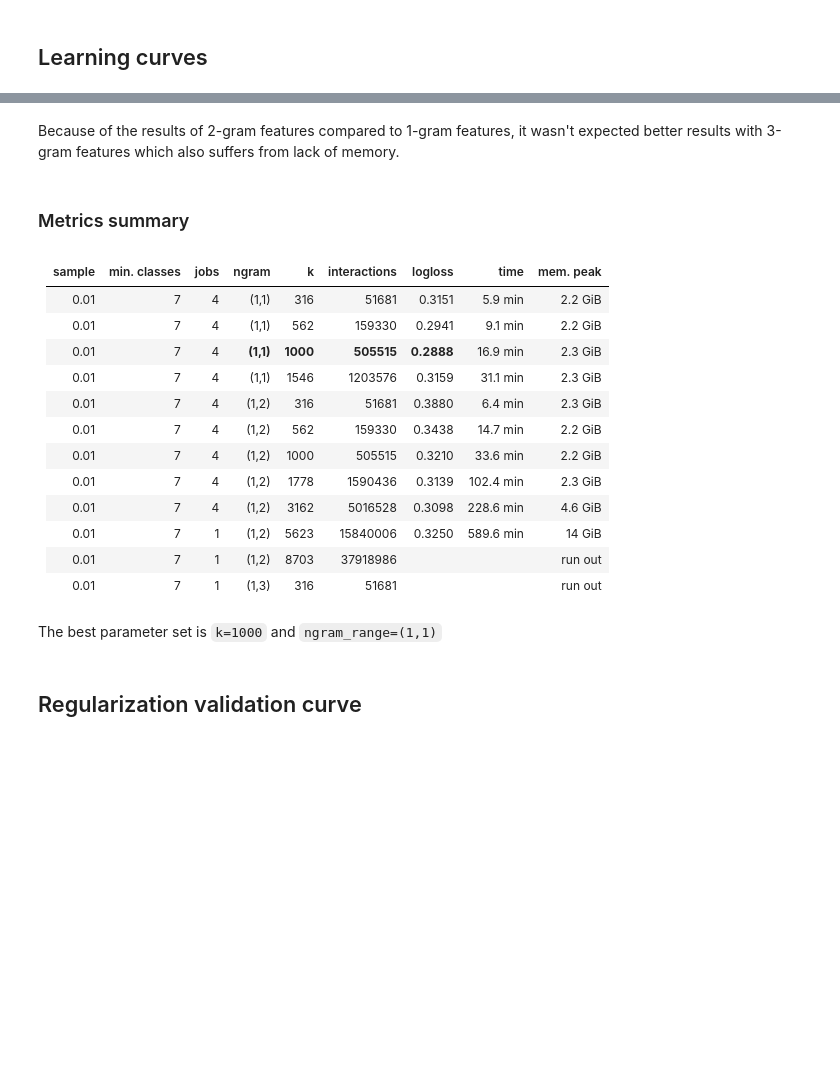
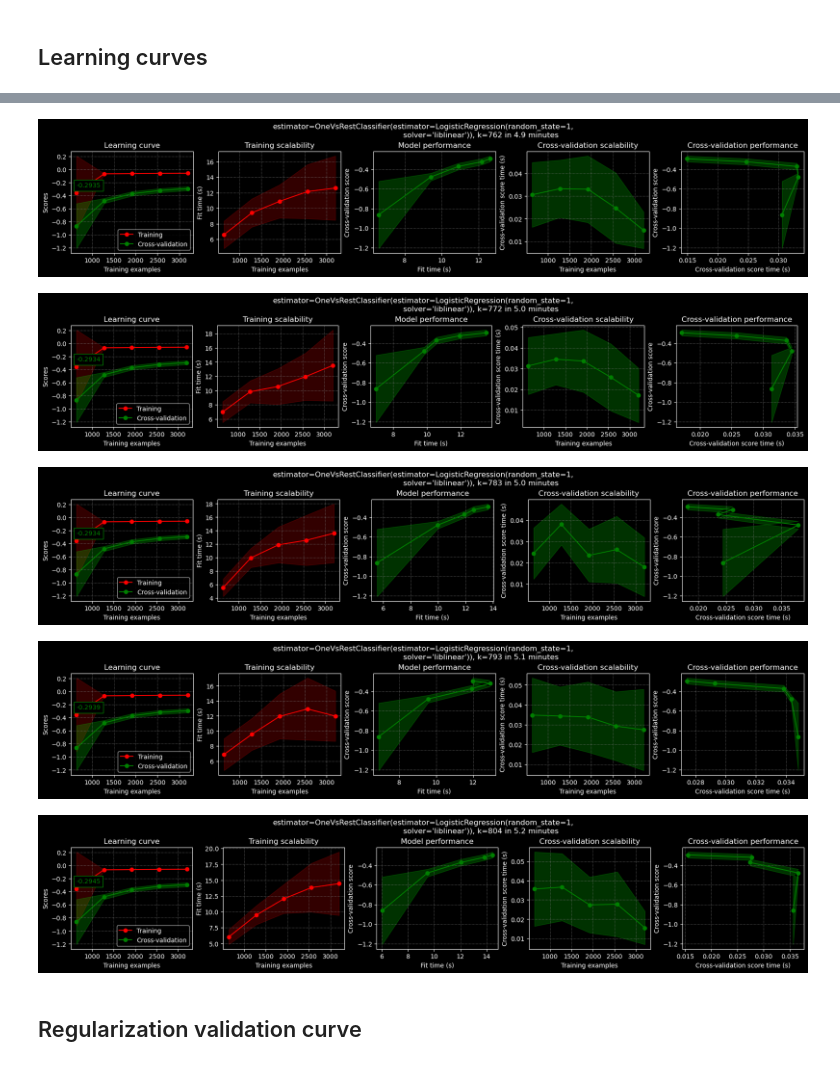
Before and after one commit to mauriciocramos/school-budgets, a Jupyter notebook: notebooks/3-Model development.ipynb, the cells around one changed output, grey strips where cells are left out. Saved outputs shown, nothing was run; the diff lists cells and outputs as text; code cells hidden in the pictures; blank space fills up the shorter version.

```diff
--- a/notebooks/3-Model development.ipynb
+++ b/notebooks/3-Model development.ipynb
@@ -282,16 +371,0 @@ k_logspace(sampling[TEXT_FEATURES], tokenizer=custom_sentence_tokenizer, token_p
-# %%
-# classifiers = {'Dummy (uniform)': OneVsRestClassifier(DummyClassifier(strategy='uniform')),
-#                'Logistic regression': OneVsRestClassifier(LogisticRegression(solver='liblinear')),
-#                'SVC': OneVsRestClassifier(SVC(probability=True)),
-#                'xgboost': OneVsRestClassifier(XGBClassifier()),
-#                'Random Forest': OneVsRestClassifier(RandomForestClassifier()),
-#                'K-Neighbors': OneVsRestClassifier(KNeighborsClassifier())}
-classifiers = [#OneVsRestClassifier(DummyClassifier(strategy='uniform')),
-               OneVsRestClassifier(LogisticRegression(solver='liblinear')),
-               # OneVsRestClassifier(SVC(probability=True)),
-               # OneVsRestClassifier(XGBClassifier()),
-               # OneVsRestClassifier(RandomForestClassifier()),
-               # OneVsRestClassifier(KNeighborsClassifier())
-              ]
-for c in classifiers:
-    print(' '.join(repr(c).split()))
@@ -437,2 +371,0 @@ for title, classifier in classifiers:
-# %% [markdown]
-Because of the results of 2-gram features compared to 1-gram features, it wasn't expected better results with 3-gram features which also suffers from lack of memory.
@@ -454,21 +372,15 @@ for title, classifier in classifiers:
-# %% [markdown]
-### Metrics summary
-# %% [markdown]
-| sample | min. classes | jobs | ngram |    k | interactions | logloss|      time | mem. peak|
-| -----: | --: | ---: | ----: | ---: | -------: | ------:| --------: |  ------:|
-|   0.01 |   7 |    4 | (1,1) |  316 |    51681 | 0.3151 |   5.9 min | 2.2 GiB |
-|   0.01 |   7 |    4 | (1,1) |  562 |   159330 | 0.2941 |   9.1 min | 2.2 GiB |
-|   0.01 |   7 |    4 | **(1,1)** | **1000** |   **505515** | **0.2888** |  16.9 min | 2.3 GiB |
-|   0.01 |   7 |    4 | (1,1) | 1546 |  1203576 | 0.3159 |  31.1 min | 2.3 GiB |
-|   0.01 |   7 |    4 | (1,2) |  316 |    51681 | 0.3880 |   6.4 min | 2.3 GiB |
-|   0.01 |   7 |    4 | (1,2) |  562 |   159330 | 0.3438 |  14.7 min | 2.2 GiB |
-|   0.01 |   7 |    4 | (1,2) | 1000 |   505515 | 0.3210 |  33.6 min | 2.2 GiB |
-|   0.01 |   7 |    4 | (1,2) | 1778 |  1590436 | 0.3139 | 102.4 min | 2.3 GiB |
-|   0.01 |   7 |    4 | (1,2) | 3162 |  5016528 | 0.3098 | 228.6 min | 4.6 GiB |
-|   0.01 |   7 |    1 | (1,2) | 5623 | 15840006 | 0.3250 | 589.6 min |  14 GiB |
-|   0.01 |   7 |    1 | (1,2) | 8703 | 37918986 | |  | run out |
-|   0.01 |   7 |    1 | (1,3) |  316 |    51681 | |  | run out |
-# %% [markdown]
-The best parameter set is `k=1000` and `ngram_range=(1,1)`
+# %%
+parameter_grid = build_parameter_grid(classifiers=classifiers,
+                                      # k=k_space(start=np.sqrt(vocabulary_size), stop=vocabulary_size),
+                                      # k=(np.linspace(.2, 1, 5) * vocabulary_size).astype(int),
+                                      k=np.linspace(762, 804, 5).astype(int)
+                                     )
+multi_plot_learning_curves(baseline_pl, parameter_grid, X=sampling[FEATURES], y=dummy_labels, n_jobs=14, verbose=0)
+# %% [output]
+[figure, added]
+[figure, added]
+[figure, added]
+[figure, added]
+[figure, added]
 # %% [markdown]
 ## Regularization validation curve
```
Also changed, not shown: parts of 140 cells of this notebook, 2 other files.
